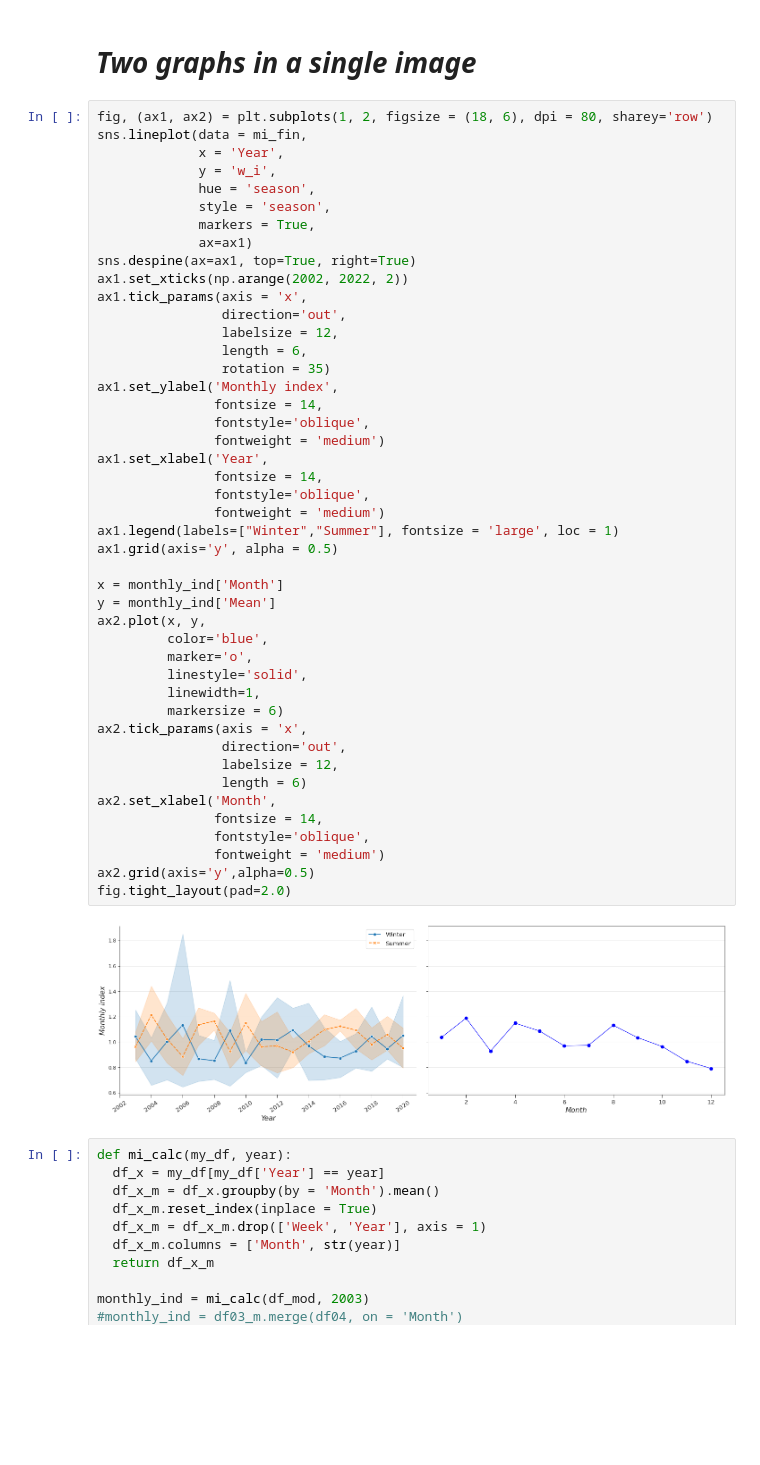
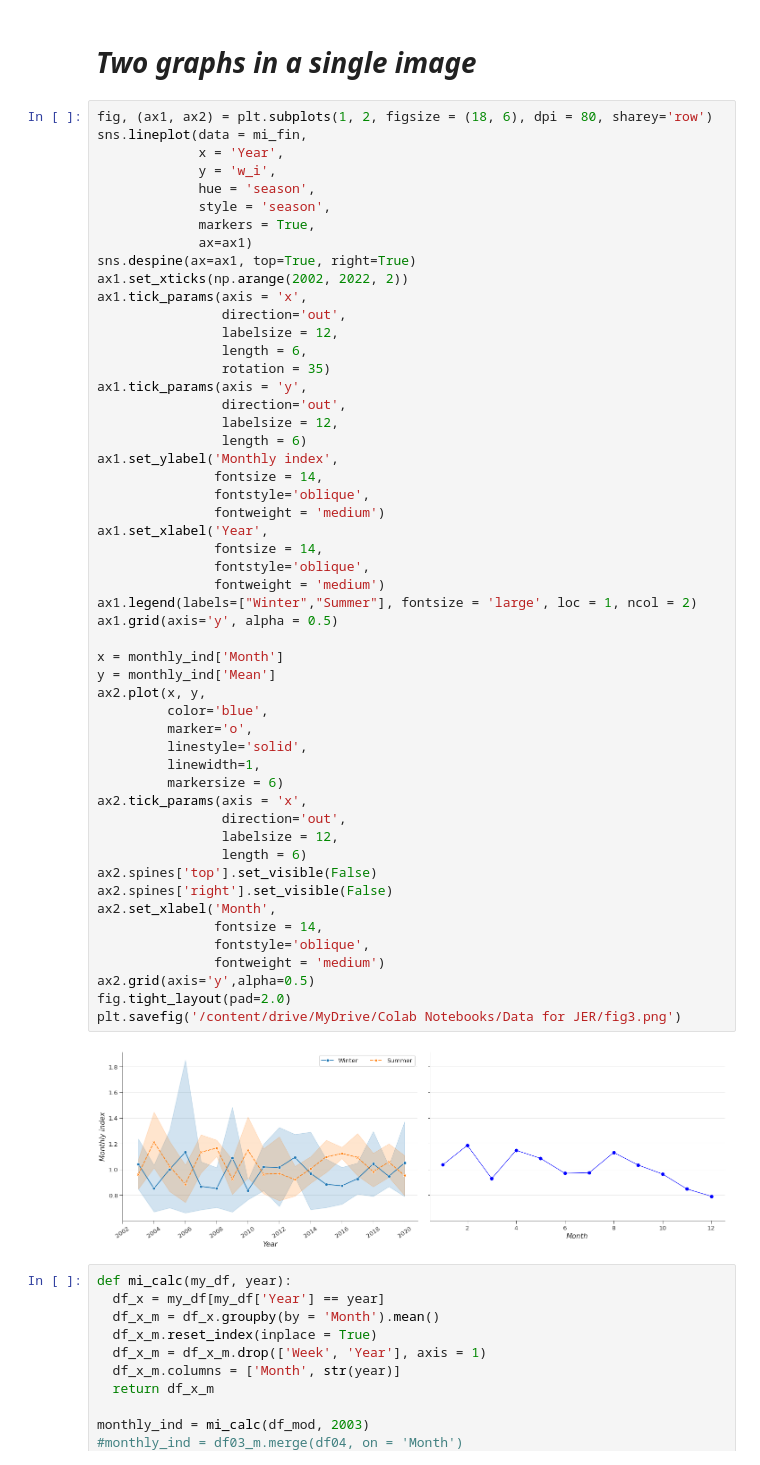
Before and after one commit to ADv0rnik/Data-analysis-for-JER, a Jupyter notebook: Monthly_index_calc.ipynb, the cells around one changed output. Drawn from its saved outputs; the diff is of its cells as text; blank space fills up the shorter version.

```diff
--- a/Monthly_index_calc.ipynb
+++ b/Monthly_index_calc.ipynb
@@ -233,37 +233,44 @@ ax1.tick_params(axis = 'x',
                 labelsize = 12,
                 length = 6,
                 rotation = 35)
+ax1.tick_params(axis = 'y',
+                direction='out',
+                labelsize = 12,
+                length = 6)
 ax1.set_ylabel('Monthly index',
                fontsize = 14,
                fontstyle='oblique',
                fontweight = 'medium')
 ax1.set_xlabel('Year',
                fontsize = 14,
                fontstyle='oblique',
                fontweight = 'medium')
-ax1.legend(labels=["Winter","Summer"], fontsize = 'large', loc = 1)
+ax1.legend(labels=["Winter","Summer"], fontsize = 'large', loc = 1, ncol = 2)
 ax1.grid(axis='y', alpha = 0.5)
 
 x = monthly_ind['Month']
 y = monthly_ind['Mean']
 ax2.plot(x, y,
          color='blue',
          marker='o',
          linestyle='solid',
          linewidth=1,
          markersize = 6)
 ax2.tick_params(axis = 'x',
                 direction='out',
                 labelsize = 12,
                 length = 6)
+ax2.spines['top'].set_visible(False)
+ax2.spines['right'].set_visible(False)
 ax2.set_xlabel('Month',
                fontsize = 14,
                fontstyle='oblique',
                fontweight = 'medium')
 ax2.grid(axis='y',alpha=0.5)
 fig.tight_layout(pad=2.0)
+plt.savefig('/content/drive/MyDrive/Colab Notebooks/Data for JER/fig3.png')
 # %% [output]
-[figure, old version]
+[figure, new version]
 # %%
 def mi_calc(my_df, year):
   df_x = my_df[my_df['Year'] == year]
```
